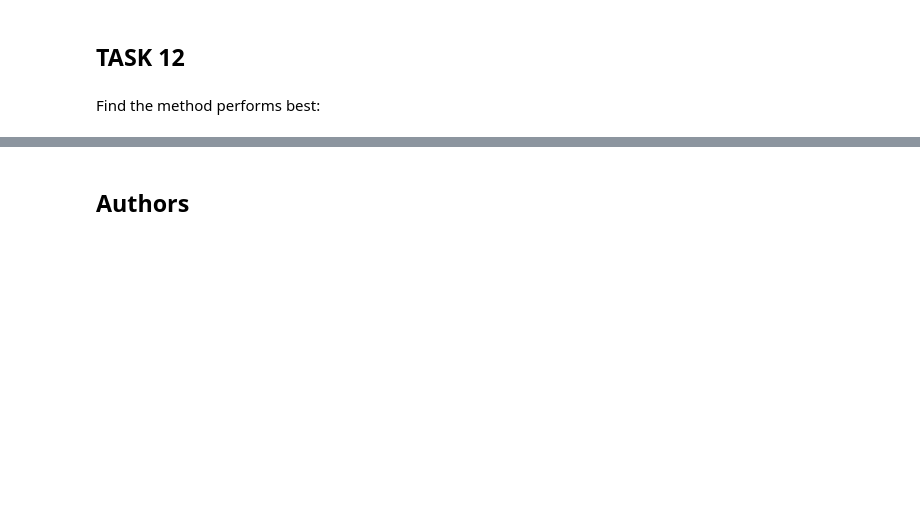
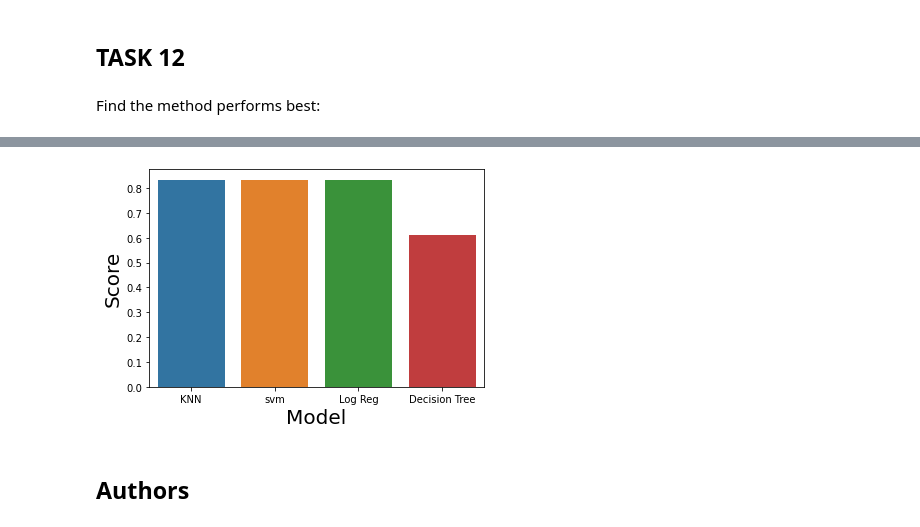
Before and after one commit to Alba920/IBMCourseADH, a Jupyter notebook: Machine Learning Prediction lab.ipynb, the cells around one changed output, grey strips where cells are left out. Drawn from its saved outputs; the diff is of its cells as text; code cells hidden in the pictures; blank space fills up the shorter version.

```diff
--- a/Machine Learning Prediction lab.ipynb
+++ b/Machine Learning Prediction lab.ipynb
@@ -336,3 +335,12 @@ plot_confusion_matrix(Y_test,yhat)
 ## TASK  12
 # %% [markdown]
 Find the method performs best:
+# %%
+predictors = [knn_cv, svm_cv, logreg_cv, tree_cv]
+predictornames = ['KNN', 'svm', 'Log Reg', 'Decision Tree']
+pscores = []
+for predictor in predictors:
+    pscores.append(predictor.score(X_test, Y_test))
+# %%
+scoresdf = pd.DataFrame(list(zip(predictornames, pscores)), columns = ['predictor', 'score'])
+scoresdf
@@ -339,3 +353,10 @@ Find the method performs best:
+# %%
+sns.barplot(y = 'score', x = 'predictor', data = scoresdf)
+plt.xlabel("Model", fontsize = 20)
+plt.ylabel("Score", fontsize = 20)
+plt.show()
+# %% [output]
+[figure, added]
 # %% [markdown]
 ## Authors
 # %% [markdown]
```
Also changed, not shown: parts of 4 cells of this notebook.
